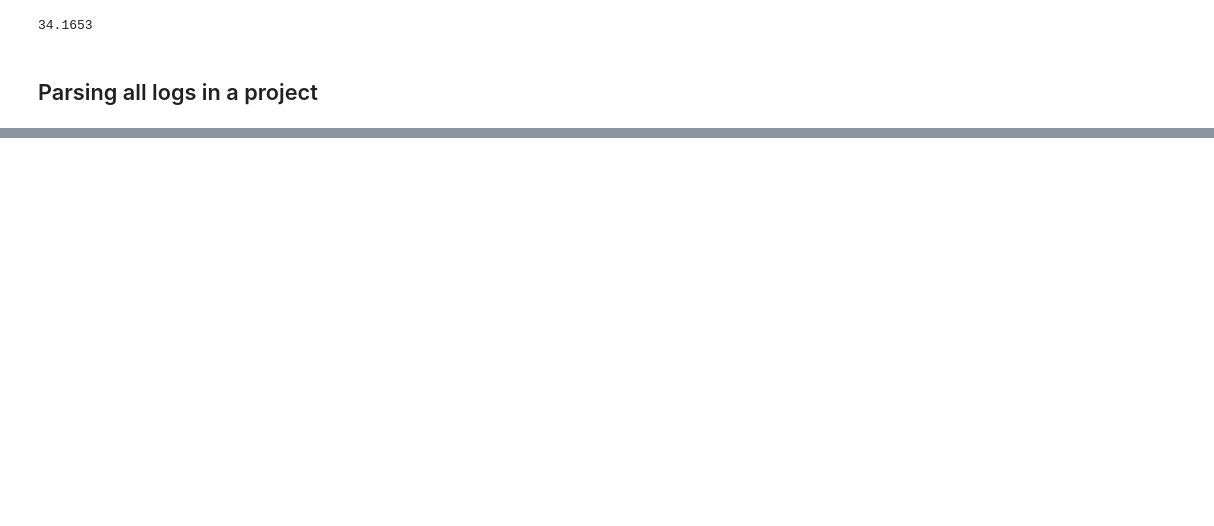
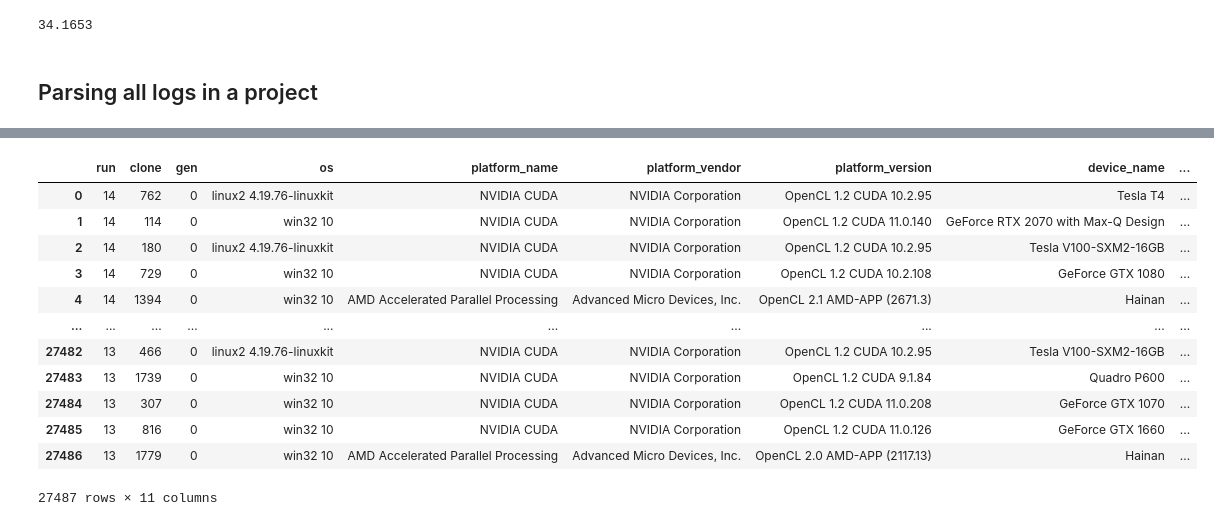
Before and after one commit to FoldingAtHome/fah-gpu-species, a Jupyter notebook: notebooks/example.ipynb, the cells around one changed output, grey strips where cells are left out. Cells and saved outputs as stored; diff of their text form; code cells hidden in the pictures; blank space fills up the shorter version.

Commit message:
Add columns to generated dataframe

```diff
--- a/notebooks/example.ipynb
+++ b/notebooks/example.ipynb
@@ -56,3 +72,19 @@ memory usage: 935.5+ KB
+# %%
+data
+# %% [output]
+|  | run | clone | gen | os | platform_name | platform_vendor | platform_version | device_name | ... |
+| 0 | 14 | 762 | 0 | linux2 4.19.76-linuxkit | NVIDIA CUDA | NVIDIA Corporation | OpenCL 1.2 CUDA 10.2.95 | Tesla T4 | ... |
+| 1 | 14 | 114 | 0 | win32 10 | NVIDIA CUDA | NVIDIA Corporation | OpenCL 1.2 CUDA 11.0.140 | GeForce RTX 2070 with Max-Q Design | ... |
+| 2 | 14 | 180 | 0 | linux2 4.19.76-linuxkit | NVIDIA CUDA | NVIDIA Corporation | OpenCL 1.2 CUDA 10.2.95 | Tesla V100-SXM2-16GB | ... |
+| 3 | 14 | 729 | 0 | win32 10 | NVIDIA CUDA | NVIDIA Corporation | OpenCL 1.2 CUDA 10.2.108 | GeForce GTX 1080 | ... |
+| 4 | 14 | 1394 | 0 | win32 10 | AMD Accelerated Parallel Processing | Advanced Micro Devices, Inc. | OpenCL 2.1 AMD-APP (2671.3) | Hainan | ... |
+| ... | ... | ... | ... | ... | ... | ... | ... | ... | ... |
+| 27482 | 13 | 466 | 0 | linux2 4.19.76-linuxkit | NVIDIA CUDA | NVIDIA Corporation | OpenCL 1.2 CUDA 10.2.95 | Tesla V100-SXM2-16GB | ... |
+| 27483 | 13 | 1739 | 0 | win32 10 | NVIDIA CUDA | NVIDIA Corporation | OpenCL 1.2 CUDA 9.1.84 | Quadro P600 | ... |
+| 27484 | 13 | 307 | 0 | win32 10 | NVIDIA CUDA | NVIDIA Corporation | OpenCL 1.2 CUDA 11.0.208 | GeForce GTX 1070 | ... |
+| 27485 | 13 | 816 | 0 | win32 10 | NVIDIA CUDA | NVIDIA Corporation | OpenCL 1.2 CUDA 11.0.126 | GeForce GTX 1660 | ... |
+| 27486 | 13 | 1779 | 0 | win32 10 | AMD Accelerated Parallel Processing | Advanced Micro Devices, Inc. | OpenCL 2.0 AMD-APP (2117.13) | Hainan | ... |
+27487 rows × 11 columns
 # %%
 df = (data
  .set_index(['run', 'clone', 'gen', 'device_name'])
```
Also changed, not shown: parts of 8 cells of this notebook, 2 other files.
